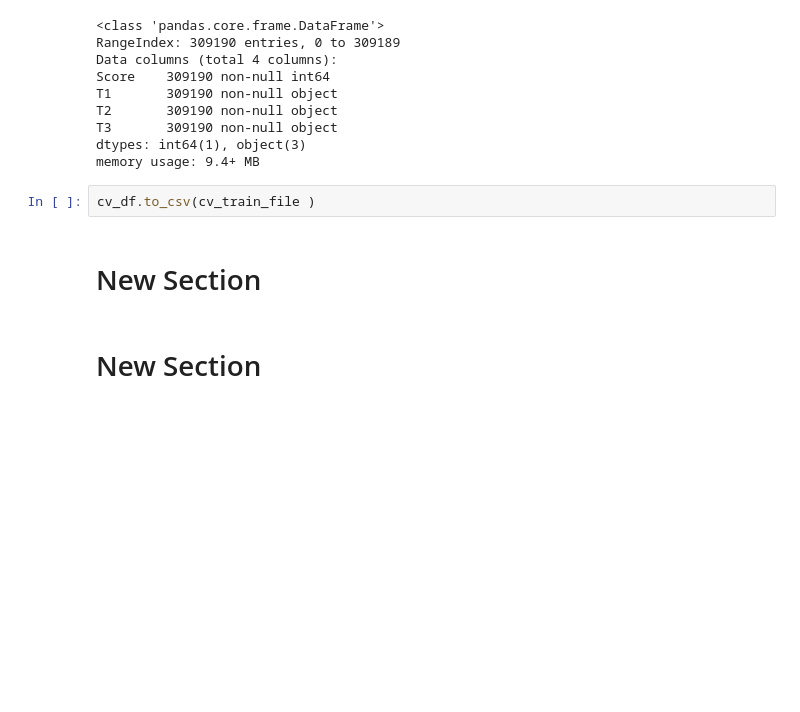
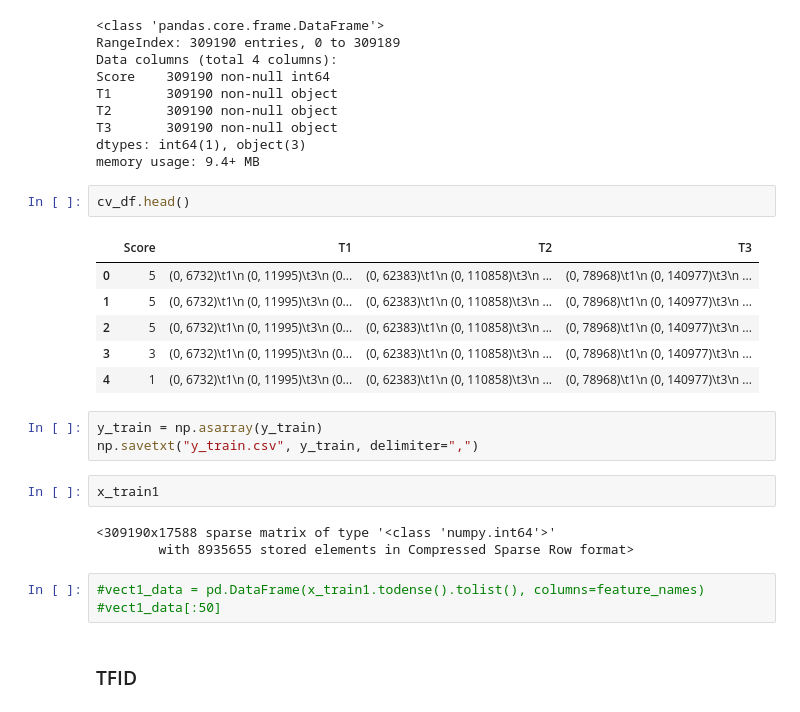
Before and after one commit to intellisol/amazon_nlp, a Jupyter notebook: CW_Part2.ipynb, the cells around one changed output. Drawn from its saved outputs; the diff is of its cells as text; blank space fills up the shorter version.

```diff
--- a/CW_Part2.ipynb
+++ b/CW_Part2.ipynb
@@ -160,9 +161,25 @@ T2       309190 non-null object
 T3       309190 non-null object
 dtypes: int64(1), object(3)
 memory usage: 9.4+ MB
-# %%
-cv_df.to_csv(cv_train_file )
-# %% [markdown]
-# New Section
-# %% [markdown]
-# New Section
+# %%
+cv_df.head()
+# %% [output]
+|  | Score | T1 | T2 | T3 |
+| 0 | 5 | (0, 6732)\t1\n (0, 11995)\t3\n (0... | (0, 62383)\t1\n (0, 110858)\t3\n ... | (0, 78968)\t1\n (0, 140977)\t3\n ... |
+| 1 | 5 | (0, 6732)\t1\n (0, 11995)\t3\n (0... | (0, 62383)\t1\n (0, 110858)\t3\n ... | (0, 78968)\t1\n (0, 140977)\t3\n ... |
+| 2 | 5 | (0, 6732)\t1\n (0, 11995)\t3\n (0... | (0, 62383)\t1\n (0, 110858)\t3\n ... | (0, 78968)\t1\n (0, 140977)\t3\n ... |
+| 3 | 3 | (0, 6732)\t1\n (0, 11995)\t3\n (0... | (0, 62383)\t1\n (0, 110858)\t3\n ... | (0, 78968)\t1\n (0, 140977)\t3\n ... |
+| 4 | 1 | (0, 6732)\t1\n (0, 11995)\t3\n (0... | (0, 62383)\t1\n (0, 110858)\t3\n ... | (0, 78968)\t1\n (0, 140977)\t3\n ... |
+# %%
+y_train = np.asarray(y_train)
+np.savetxt("y_train.csv", y_train, delimiter=",")
+# %%
+x_train1
+# %% [output]
+<309190x17588 sparse matrix of type '<class 'numpy.int64'>'
+        with 8935655 stored elements in Compressed Sparse Row format>
+# %%
+#vect1_data = pd.DataFrame(x_train1.todense().tolist(), columns=feature_names)
+#vect1_data[:50]
+# %% [markdown]
+### TFID
```
Also changed, not shown: parts of 17 cells of this notebook.
